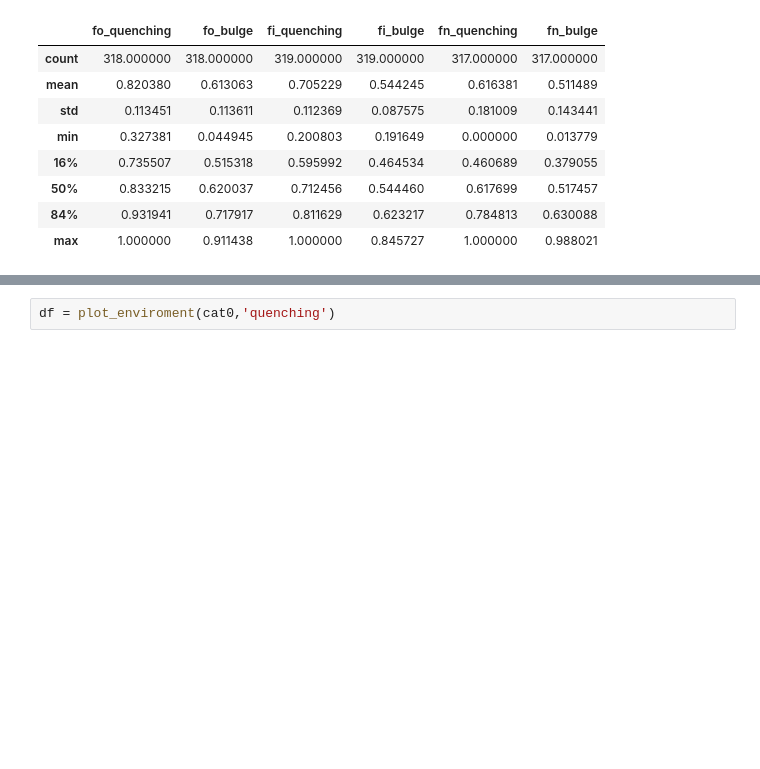
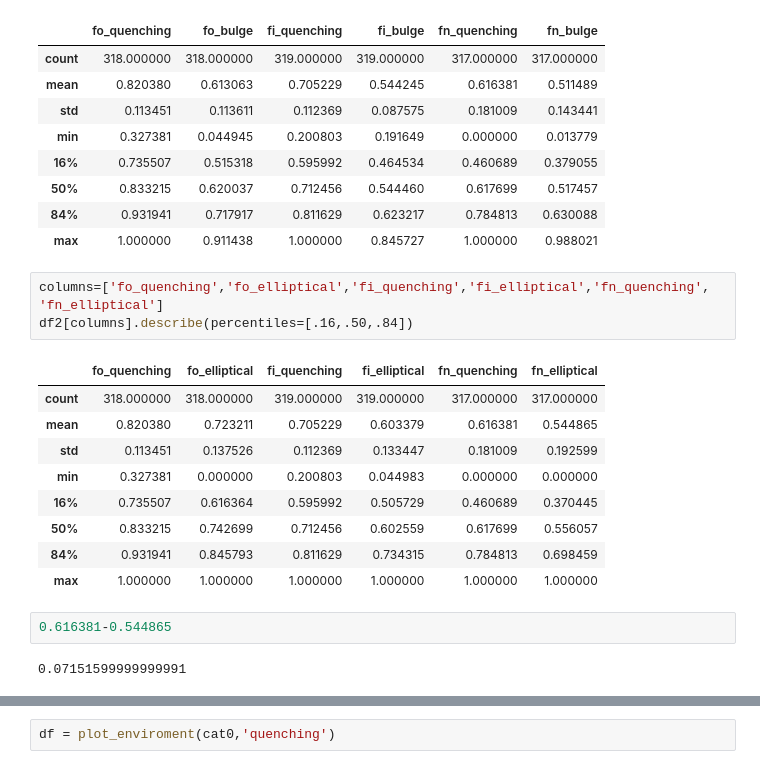
Before and after one commit to estevesjh/galaxyFormation, a Jupyter notebook: notebooks/plot_fractions.ipynb, the cells around one changed output, grey strips where cells are left out. Saved outputs shown, nothing was run; the diff lists cells and outputs as text; blank space fills up the shorter version.

```diff
--- a/notebooks/plot_fractions.ipynb
+++ b/notebooks/plot_fractions.ipynb
@@ -73,6 +75,23 @@ df2[columns].describe(percentiles=[.16,.50,.84])
 | 50% | 0.833215 | 0.620037 | 0.712456 | 0.544460 | 0.617699 | 0.517457 |
 | 84% | 0.931941 | 0.717917 | 0.811629 | 0.623217 | 0.784813 | 0.630088 |
 | max | 1.000000 | 0.911438 | 1.000000 | 0.845727 | 1.000000 | 0.988021 |
+# %%
+columns=['fo_quenching','fo_elliptical','fi_quenching','fi_elliptical','fn_quenching', 'fn_elliptical']
+df2[columns].describe(percentiles=[.16,.50,.84])
+# %% [output]
+|  | fo_quenching | fo_elliptical | fi_quenching | fi_elliptical | fn_quenching | fn_elliptical |
+| count | 318.000000 | 318.000000 | 319.000000 | 319.000000 | 317.000000 | 317.000000 |
+| mean | 0.820380 | 0.723211 | 0.705229 | 0.603379 | 0.616381 | 0.544865 |
+| std | 0.113451 | 0.137526 | 0.112369 | 0.133447 | 0.181009 | 0.192599 |
+| min | 0.327381 | 0.000000 | 0.200803 | 0.044983 | 0.000000 | 0.000000 |
+| 16% | 0.735507 | 0.616364 | 0.595992 | 0.505729 | 0.460689 | 0.370445 |
+| 50% | 0.833215 | 0.742699 | 0.712456 | 0.602559 | 0.617699 | 0.556057 |
+| 84% | 0.931941 | 0.845793 | 0.811629 | 0.734315 | 0.784813 | 0.698459 |
+| max | 1.000000 | 1.000000 | 1.000000 | 1.000000 | 1.000000 | 1.000000 |
+# %%
+0.616381-0.544865
+# %% [output]
+0.07151599999999991
 # %%
 import pandas as pd
 
```
Also changed, not shown: parts of 6 cells of this notebook, 20 other files.
